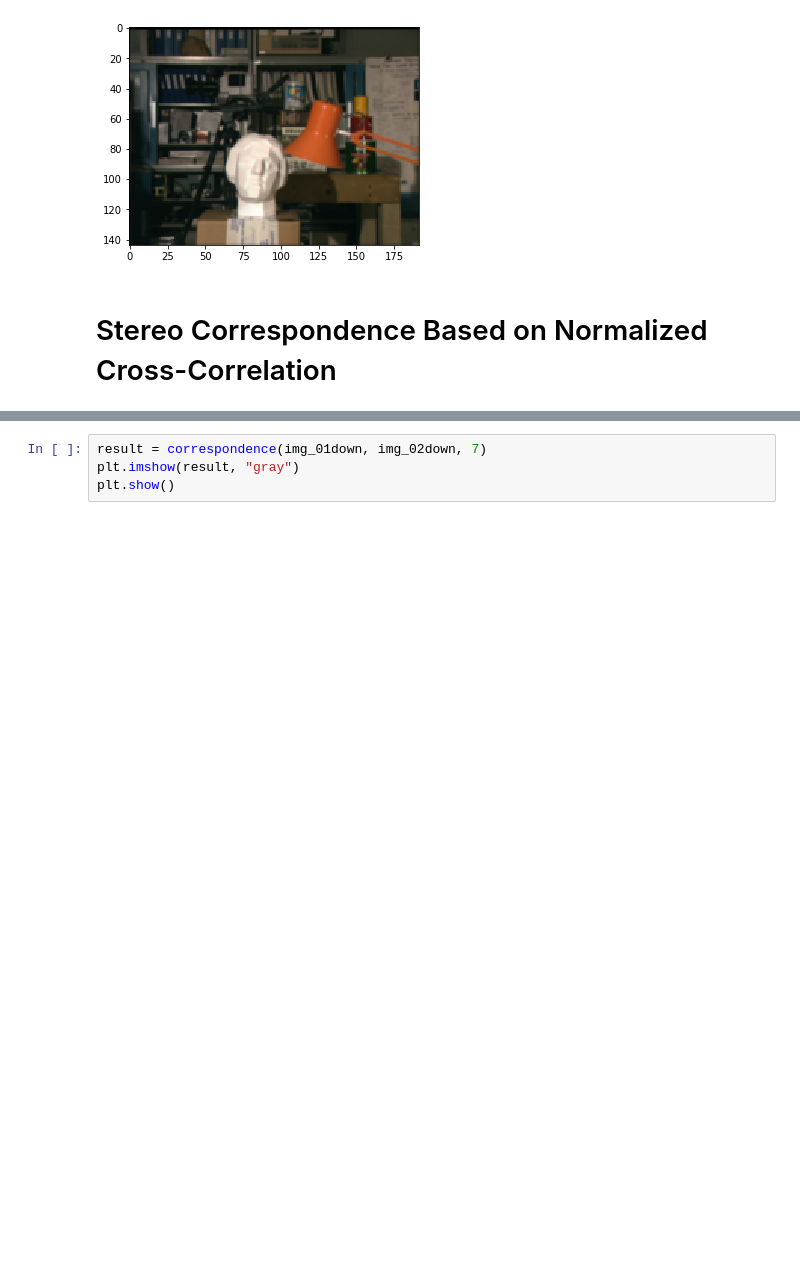
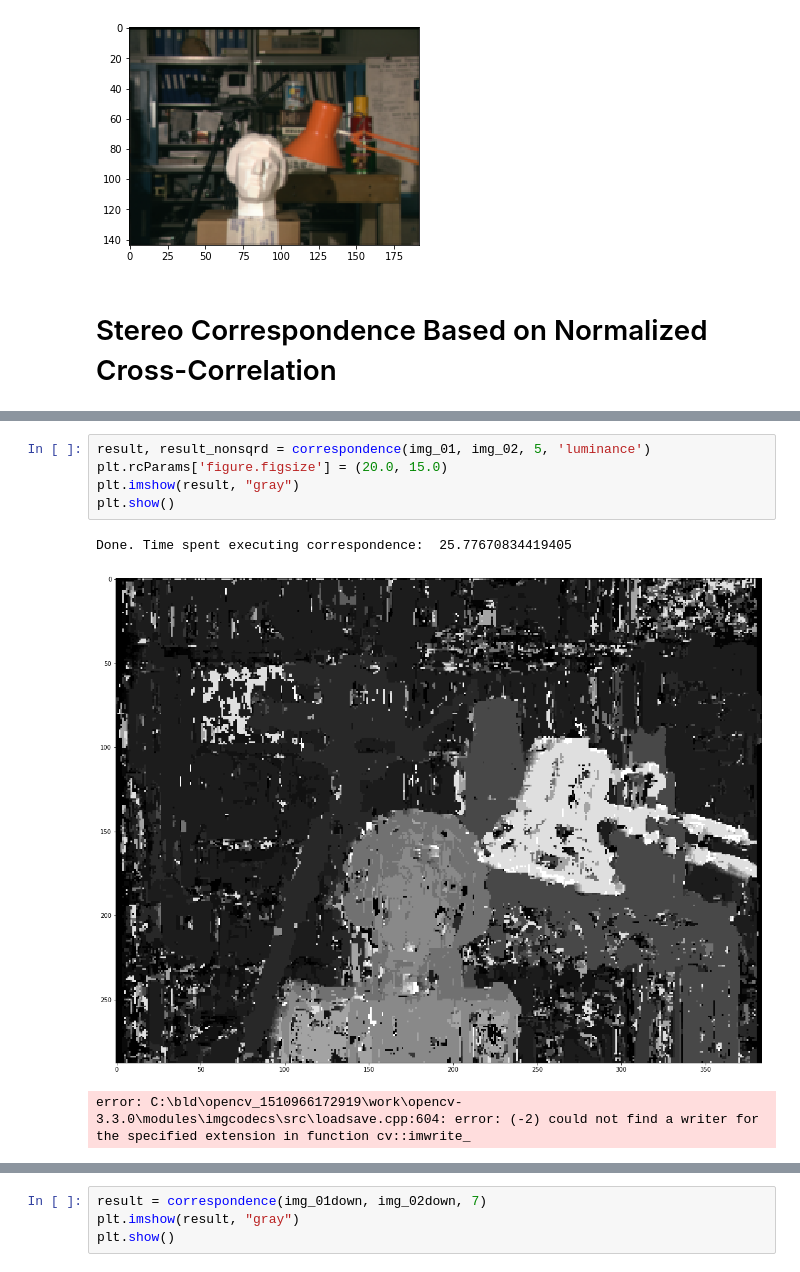
Before and after one commit to l3th0n/VIP_A3, a Jupyter notebook: VIP A3 WIP Main File.ipynb, the cells around one changed output, grey strips where cells are left out. Cells and saved outputs as stored; diff of their text form; blank space fills up the shorter version.

```diff
--- a/VIP A3 WIP Viktor.ipynb
+++ b/VIP A3 WIP Main File.ipynb
@@ -111,3 +129,12 @@ Done. Time spent executing correspondence:  27.97174316898395
+# %%
+result, result_nonsqrd = correspondence(img_01, img_02, 5, 'luminance')
+plt.rcParams['figure.figsize'] = (20.0, 15.0)
+plt.imshow(result, "gray")
+plt.show()
+# %% [output]
+Done. Time spent executing correspondence:  25.77670834419405
+[figure, added]
+error: C:\bld\opencv_1510966172919\work\opencv-3.3.0\modules\imgcodecs\src\loadsave.cpp:604: error: (-2) could not find a writer for the specified extension in function cv::imwrite_
 # %%
 plt.rcParams['figure.figsize'] = (20.0, 15.0)
 plt.imshow(result, "gray")
```
Also changed, not shown: parts of 5 cells of this notebook.
